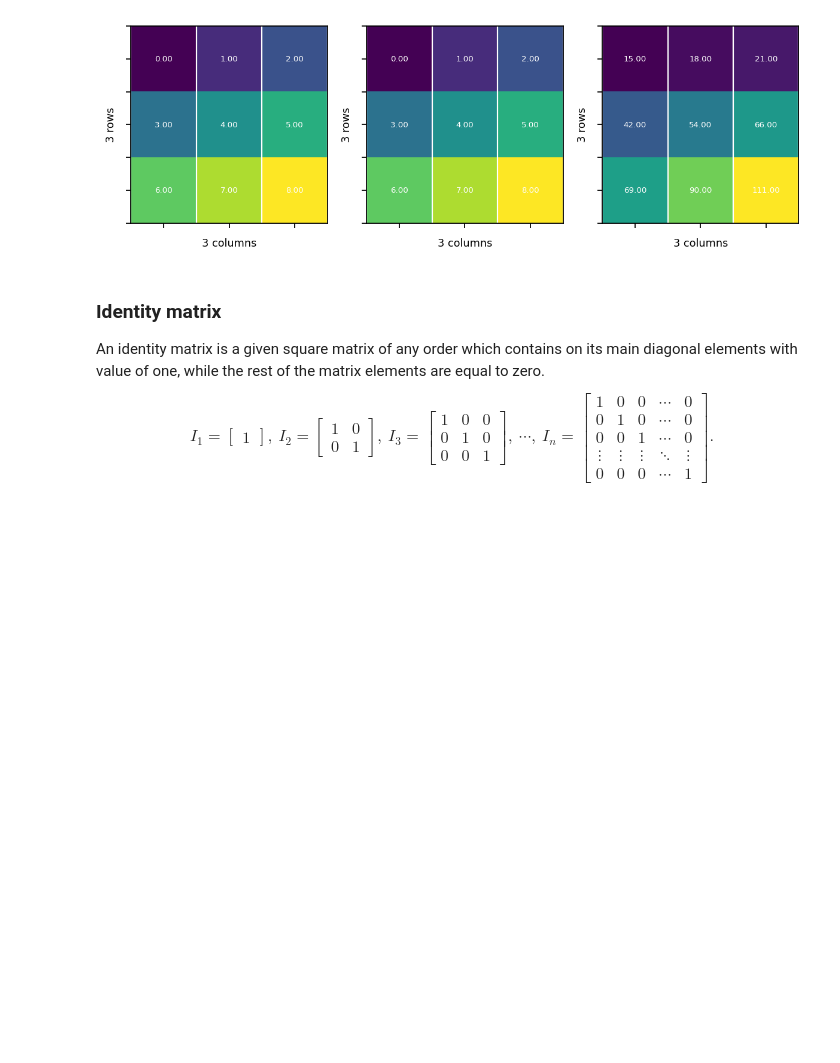
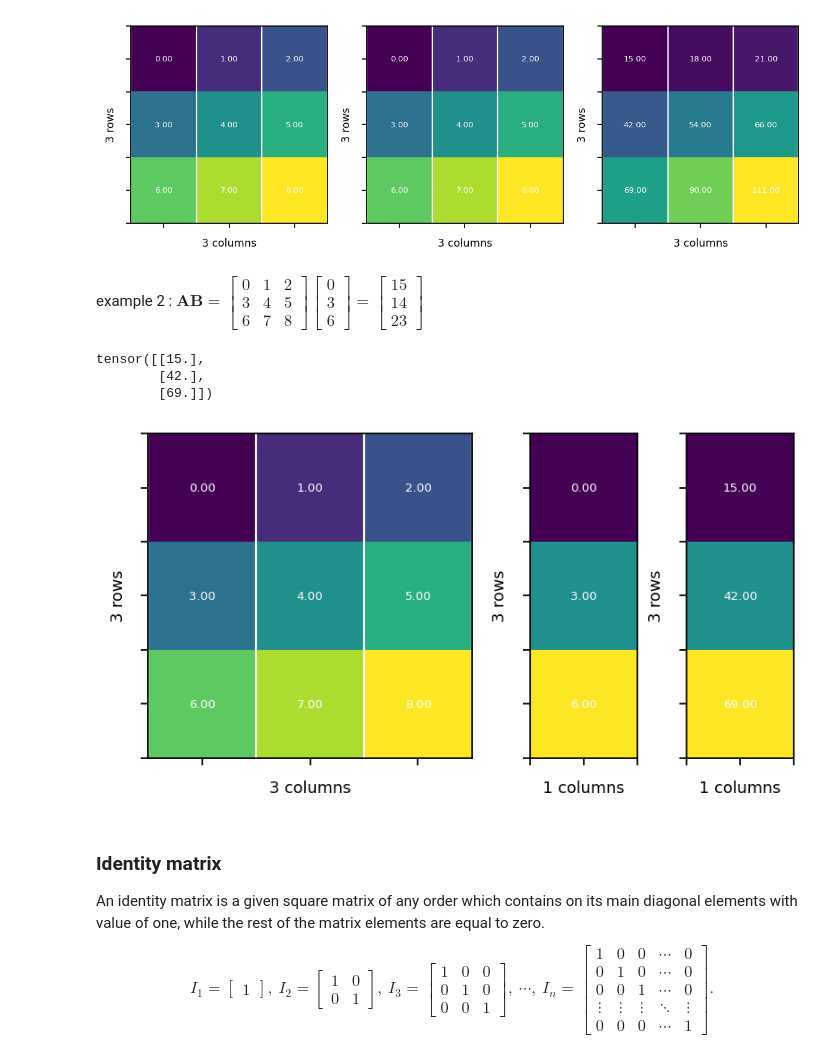
Before and after one commit to FlowModelingControl/flowtorch, a Jupyter notebook: docs/source/notebooks/linear_algebra_basics.ipynb, the cells around one changed output. Saved outputs shown, nothing was run; the diff lists cells and outputs as text; code cells hidden in the pictures; blank space fills up the shorter version.

```diff
--- a/docs/source/notebooks/linear_algebra_basics.ipynb
+++ b/docs/source/notebooks/linear_algebra_basics.ipynb
@@ -354,6 +368,25 @@ tensor([[ 15,  18,  21],
         [ 42,  54,  66],
         [ 69,  90, 111]])
 [figure]
+# %% [markdown]
+example 2 : ${\mathbf{A}}{\mathbf{B}}=\begin{bmatrix}0&1&2 \\ 3&4&5 \\ 6&7&8 \end{bmatrix}\begin{bmatrix}0 \\ 3 \\ 6 \end{bmatrix}=\begin{bmatrix}15\\14\\23 \end{bmatrix}$
+# %%
+A = pt.tensor(
+[
+    [0., 1., 2.],
+    [3., 4., 5.],
+    [6., 7., 8.],
+])
+B = pt.tensor([[0., 3., 6.]]).view(3, 1)
+C = pt.mm(A, B)
+assert pt.equal(C, pt.tensor([15., 42., 69.]).view(3, 1))
+vis.plot_matrix_vector_multiplication_as_heatmap(A, B, C, annotate=True)
+C
+# %% [output]
+tensor([[15.],
+        [42.],
+        [69.]])
+[figure, added]
 # %% [markdown]
 ### Identity matrix
 An identity matrix is a given square matrix of any order which contains on its main diagonal elements with value of one, while the rest of the matrix elements are equal to zero.
```
Also changed, not shown: parts of 30 cells of this notebook, 1 other file.
